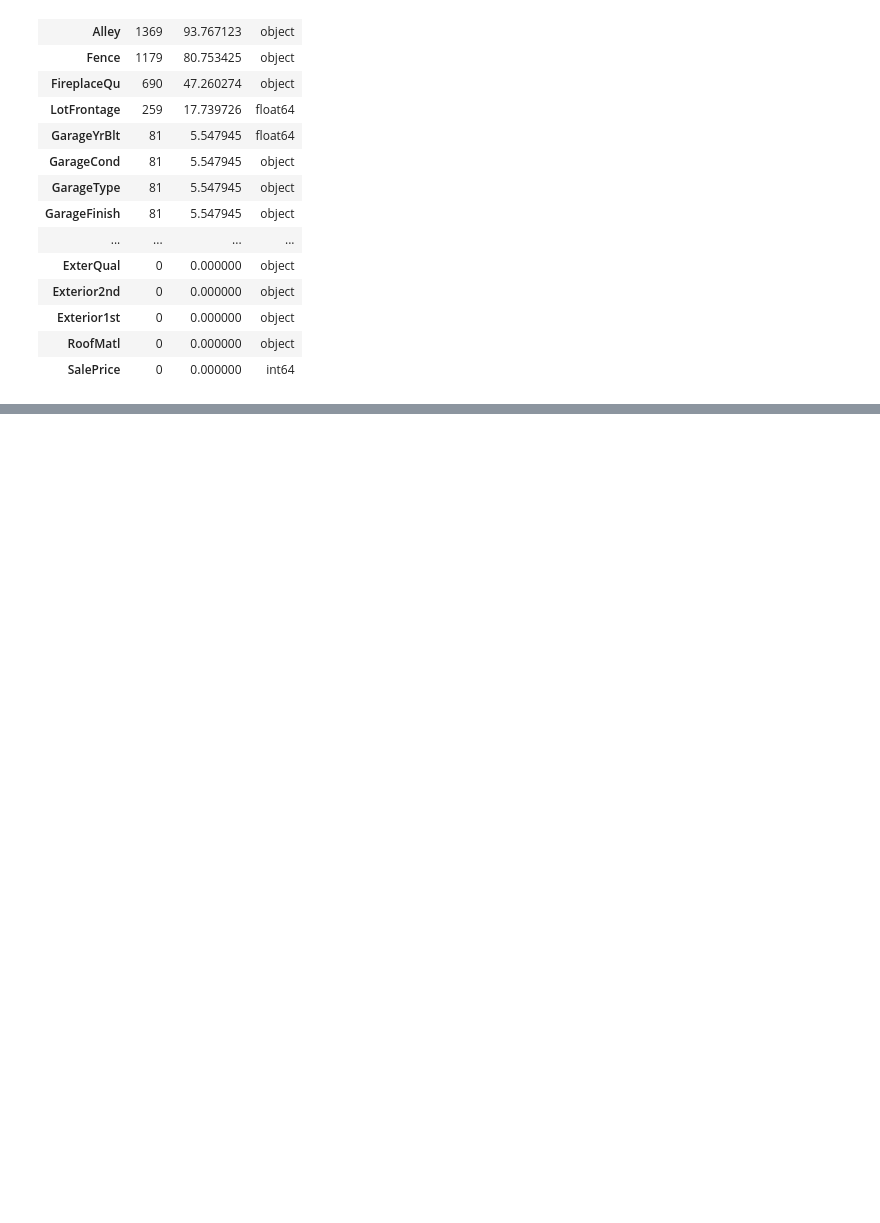
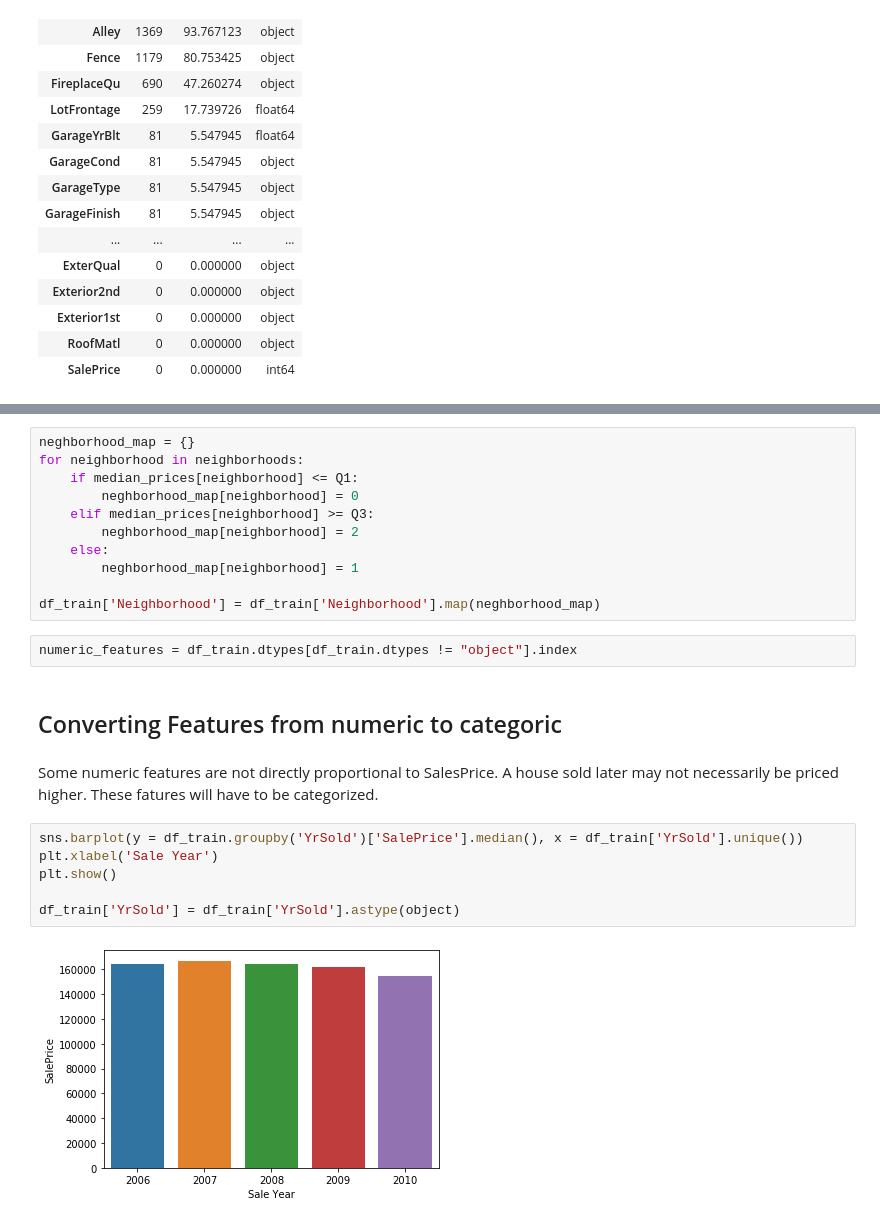
Before and after one commit to mjahidulalam/HousePricing, a Jupyter notebook: House Pricing.ipynb, the cells around one changed output, grey strips where cells are left out. Cells and saved outputs as stored; diff of their text form; blank space fills up the shorter version.

```diff
--- a/House Pricing.ipynb
+++ b/House Pricing.ipynb
@@ -153,0 +235,25 @@ for feature in discrete_features:
+# %%
+neghborhood_map = {}
+for neighborhood in neighborhoods:
+    if median_prices[neighborhood] <= Q1:
+        neghborhood_map[neighborhood] = 0
+    elif median_prices[neighborhood] >= Q3:
+        neghborhood_map[neighborhood] = 2
+    else:
+        neghborhood_map[neighborhood] = 1
+
+df_train['Neighborhood'] = df_train['Neighborhood'].map(neghborhood_map)
+# %%
+numeric_features = df_train.dtypes[df_train.dtypes != "object"].index
+# %% [markdown]
+## Converting Features from numeric to categoric
+# %% [markdown]
+Some numeric features are not directly proportional to SalesPrice. A house sold later may not necessarily be priced higher. These fatures will have to be categorized.
+# %%
+sns.barplot(y = df_train.groupby('YrSold')['SalePrice'].median(), x = df_train['YrSold'].unique())
+plt.xlabel('Sale Year')
+plt.show()
+
+df_train['YrSold'] = df_train['YrSold'].astype(object)
+# %% [output]
+[figure, added]
```
Also changed, not shown: parts of 86 cells of this notebook.
